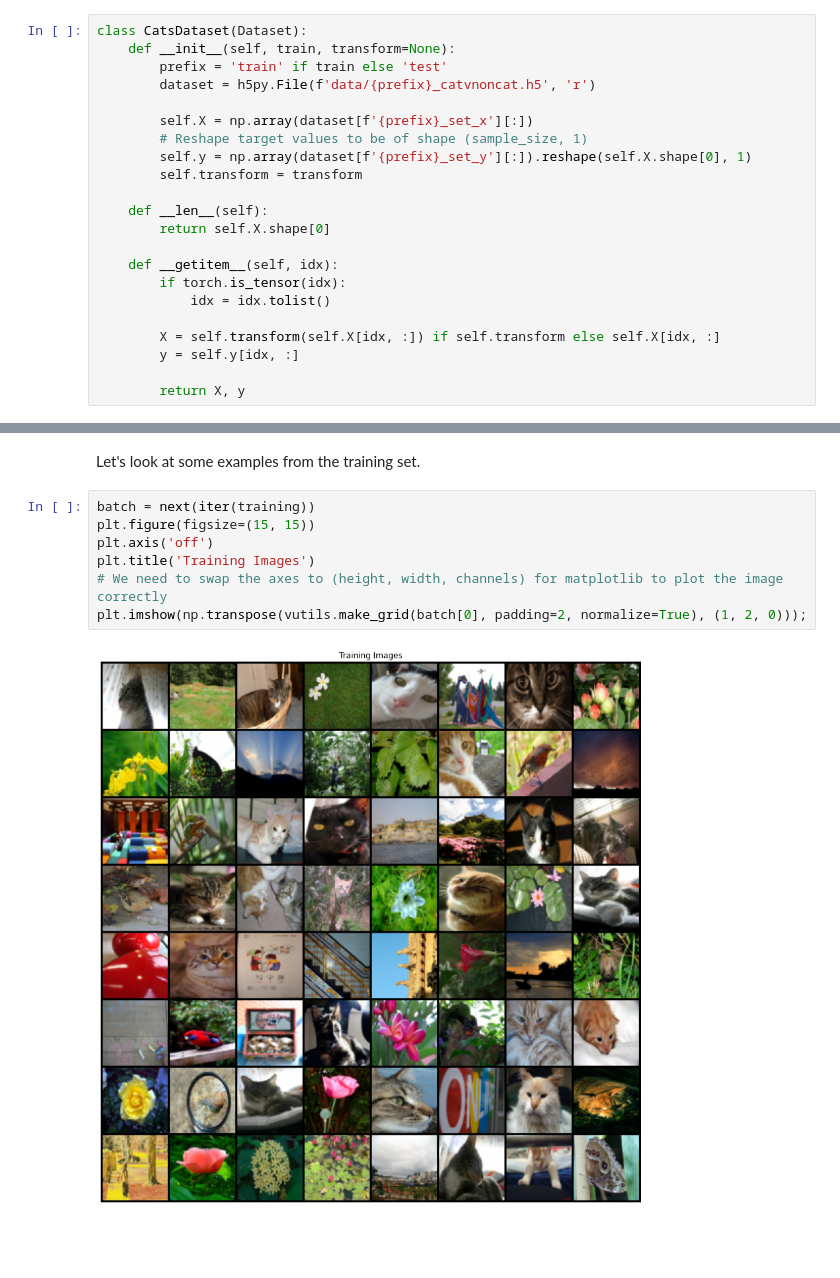
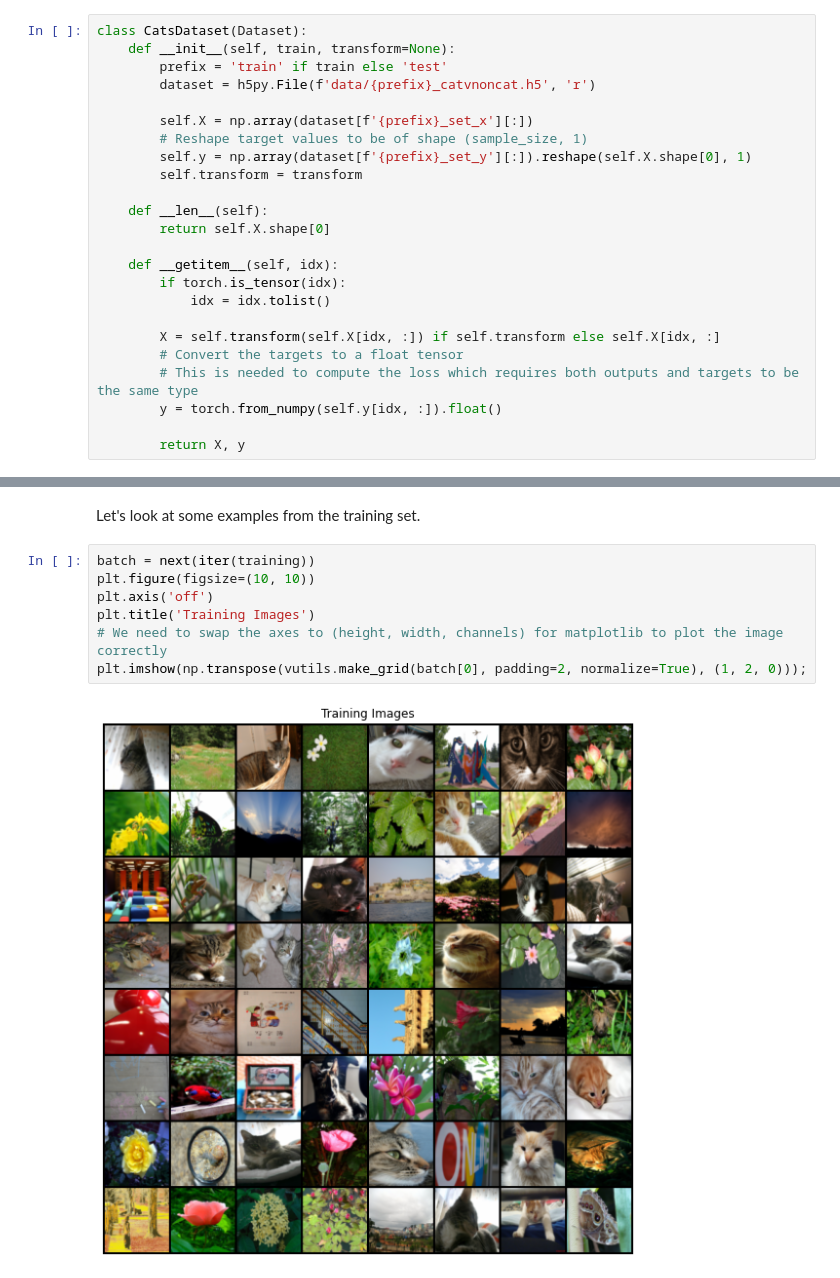
Before and after one commit to rey-allan/deep-learning-mini-projects, a Jupyter notebook: feed_forward/cat_classification.ipynb, the cells around one changed output, grey strips where cells are left out. Cells and saved outputs as stored; diff of their text form; blank space fills up the shorter version.

```diff
--- a/feed_forward/cat_classification.ipynb
+++ b/feed_forward/cat_classification.ipynb
@@ -51,7 +53,9 @@ class CatsDataset(Dataset):
             idx = idx.tolist()
 
         X = self.transform(self.X[idx, :]) if self.transform else self.X[idx, :]
-        y = self.y[idx, :]
+        # Convert the targets to a float tensor
+        # This is needed to compute the loss which requires both outputs and targets to be the same type
+        y = torch.from_numpy(self.y[idx, :]).float()
 
         return X, y
 # %% [markdown]
@@ -63,10 +67,10 @@ testing = DataLoader(CatsDataset(train=False, transform=transforms.ToTensor()),
 Let's look at some examples from the training set.
 # %%
 batch = next(iter(training))
-plt.figure(figsize=(15, 15))
+plt.figure(figsize=(10, 10))
 plt.axis('off')
 plt.title('Training Images')
 # We need to swap the axes to (height, width, channels) for matplotlib to plot the image correctly
 plt.imshow(np.transpose(vutils.make_grid(batch[0], padding=2, normalize=True), (1, 2, 0)));
 # %% [output]
-[figure, old version]
+[figure, new version]
```
Also changed, not shown: parts of 14 cells of this notebook, 2 other files.
